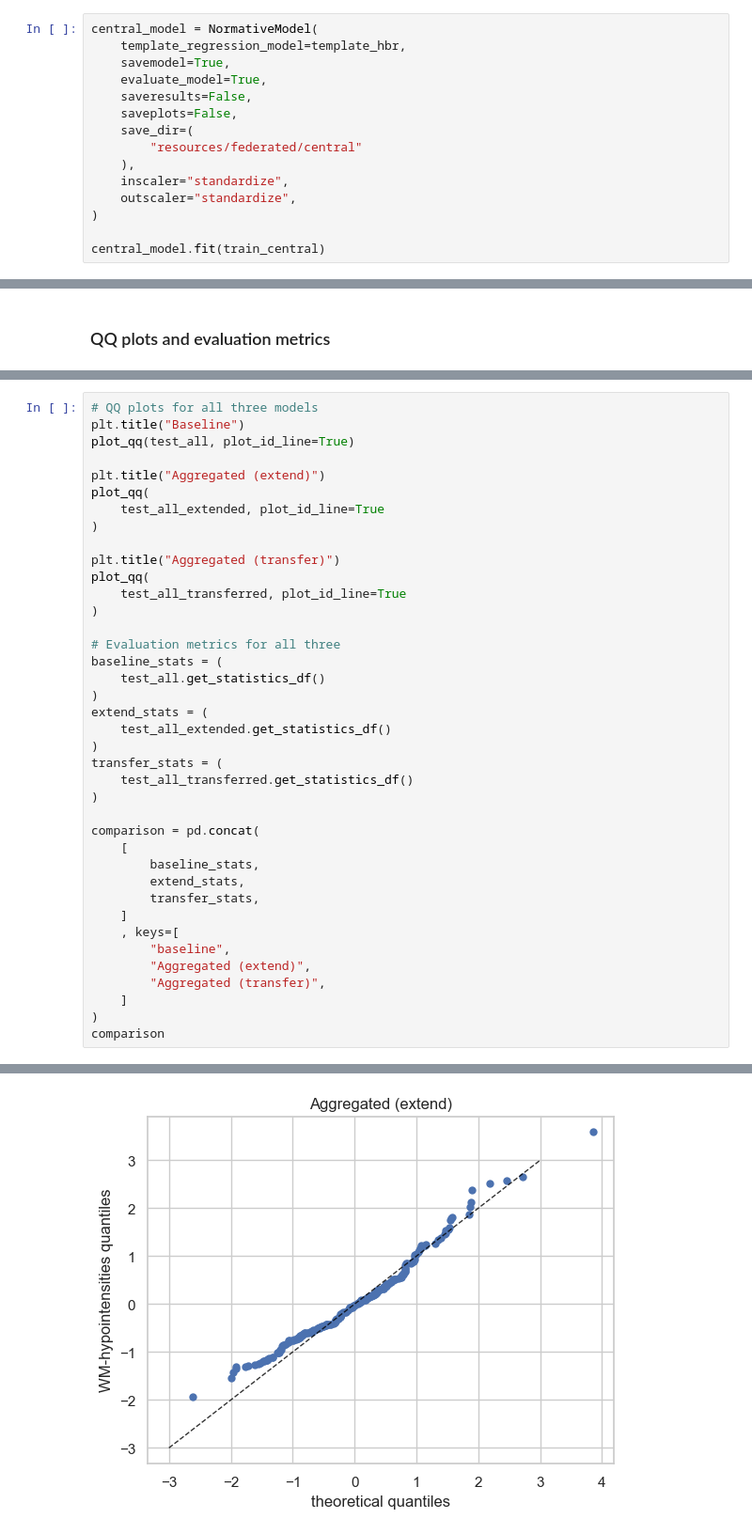
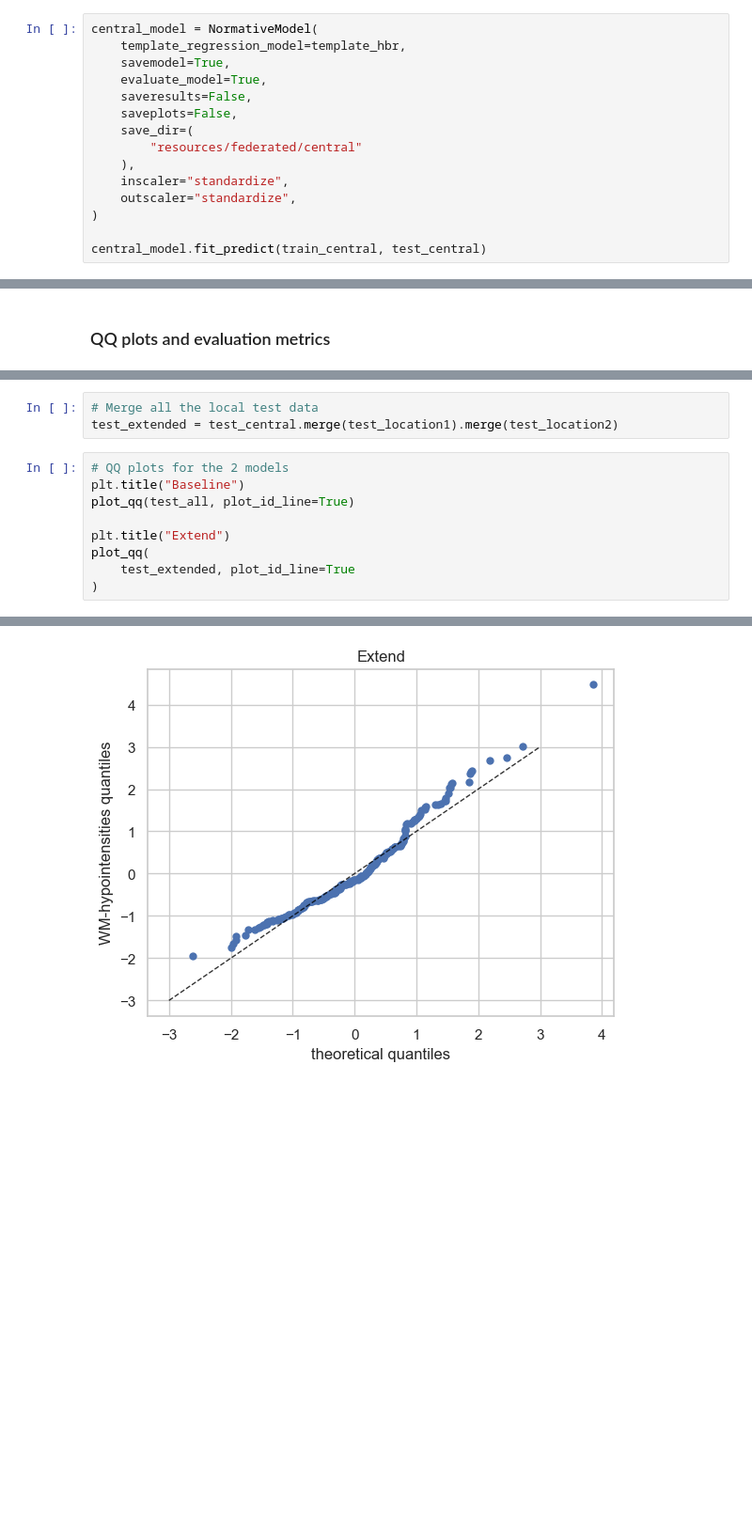
Before and after one commit to predictive-clinical-neuroscience/pu25_code, a Jupyter notebook: notebooks/federated_learning.ipynb, the cells around one changed output, grey strips where cells are left out. Shown at 94% size. Saved outputs shown, nothing was run; the diff lists cells and outputs as text; blank space fills up the shorter version.

```diff
--- a/notebooks/federated_learning.ipynb
+++ b/notebooks/federated_learning.ipynb
@@ -329,4 +327,4 @@ central_model = NormativeModel(
     outscaler="standardize",
 )
 
-central_model.fit(train_central)
+central_model.fit_predict(train_central, test_central)
@@ -530,42 +456,15 @@ plot_centiles_advanced(
+# %%
+# Merge all the local test data
+test_extended = test_central.merge(test_location1).merge(test_location2)
 # %%
-# QQ plots for all three models
+# QQ plots for the 2 models
 plt.title("Baseline")
 plot_qq(test_all, plot_id_line=True)
 
-plt.title("Aggregated (extend)")
+plt.title("Extend")
 plot_qq(
-    test_all_extended, plot_id_line=True
+    test_extended, plot_id_line=True
 )
-
-plt.title("Aggregated (transfer)")
-plot_qq(
-    test_all_transferred, plot_id_line=True
-)
-
-# Evaluation metrics for all three
-baseline_stats = (
-    test_all.get_statistics_df()
-)
-extend_stats = (
-    test_all_extended.get_statistics_df()
-)
-transfer_stats = (
-    test_all_transferred.get_statistics_df()
-)
-
-comparison = pd.concat(
-    [
-        baseline_stats,
-        extend_stats,
-        transfer_stats,
-    ]
-    , keys=[
-        "baseline",
-        "Aggregated (extend)",
-        "Aggregated (transfer)",
-    ]
-)
-comparison
 # %% [output]
 [figure]
-[figure, old version]
+[figure, new version]
```
Also changed, not shown: parts of 29 cells of this notebook.
